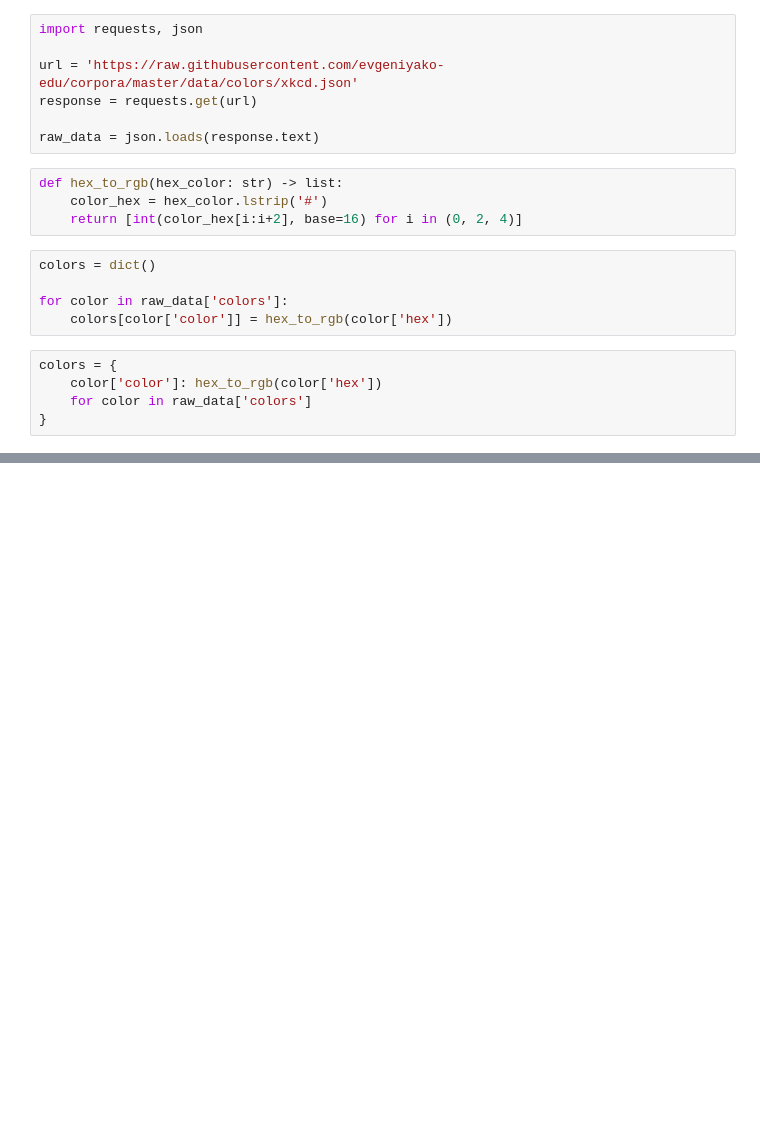
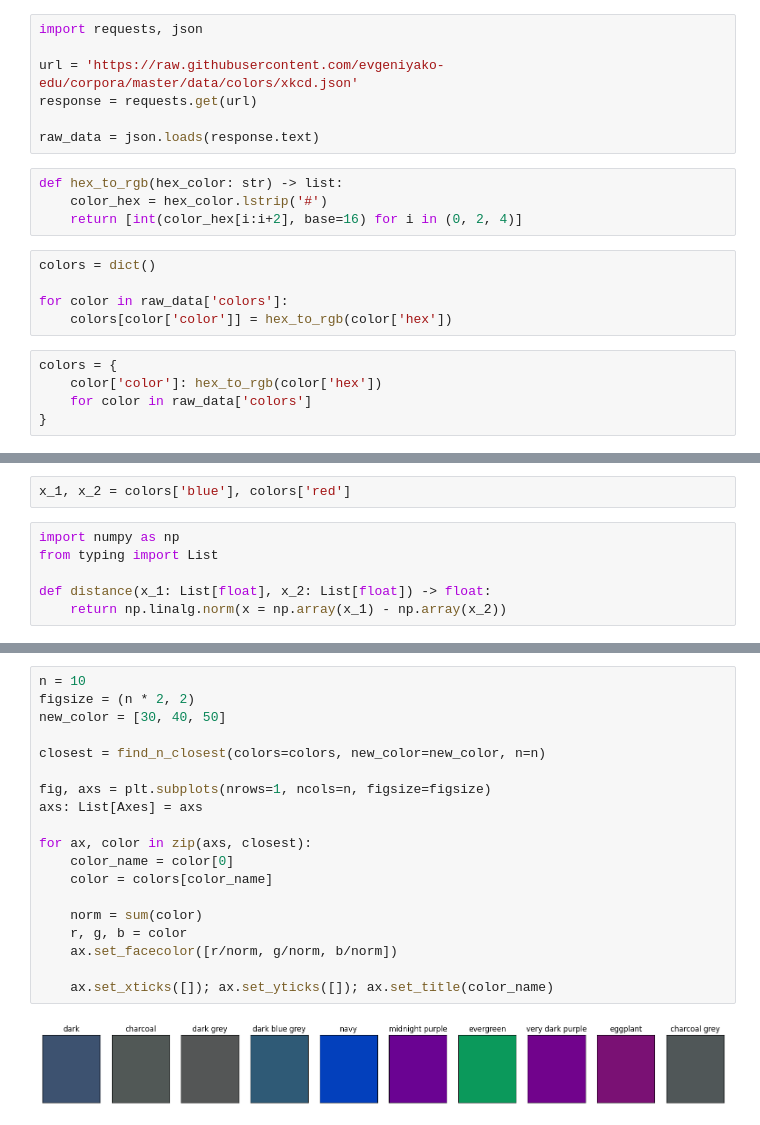
Before and after one commit to tauantorres/masters-degree-ai-mipt-math-refresher, a Jupyter notebook: session-01.ipynb, the cells around one changed output, grey strips where cells are left out. Saved outputs shown, nothing was run; the diff lists cells and outputs as text; blank space fills up the shorter version.

```diff
--- a/session-01.ipynb
+++ b/session-01.ipynb
@@ -372,0 +66,8 @@ PROGRAMMING LANGUAGES AND TOOLS:
+# %%
+x_1, x_2 = colors['blue'], colors['red']
+# %%
+import numpy as np
+from typing import List
+
+def distance(x_1: List[float], x_2: List[float]) -> float:
+    return np.linalg.norm(x = np.array(x_1) - np.array(x_2))
@@ -372,0 +125,21 @@ PROGRAMMING LANGUAGES AND TOOLS:
+# %%
+n = 10
+figsize = (n * 2, 2)
+new_color = [30, 40, 50]
+
+closest = find_n_closest(colors=colors, new_color=new_color, n=n)
+
+fig, axs = plt.subplots(nrows=1, ncols=n, figsize=figsize)
+axs: List[Axes] = axs
+
+for ax, color in zip(axs, closest):
+    color_name = color[0]
+    color = colors[color_name]
+
+    norm = sum(color)
+    r, g, b = color
+    ax.set_facecolor([r/norm, g/norm, b/norm])
+
+    ax.set_xticks([]); ax.set_yticks([]); ax.set_title(color_name)
+# %% [output]
+[figure, added]
```
Also changed, not shown: parts of 19 cells of this notebook.
